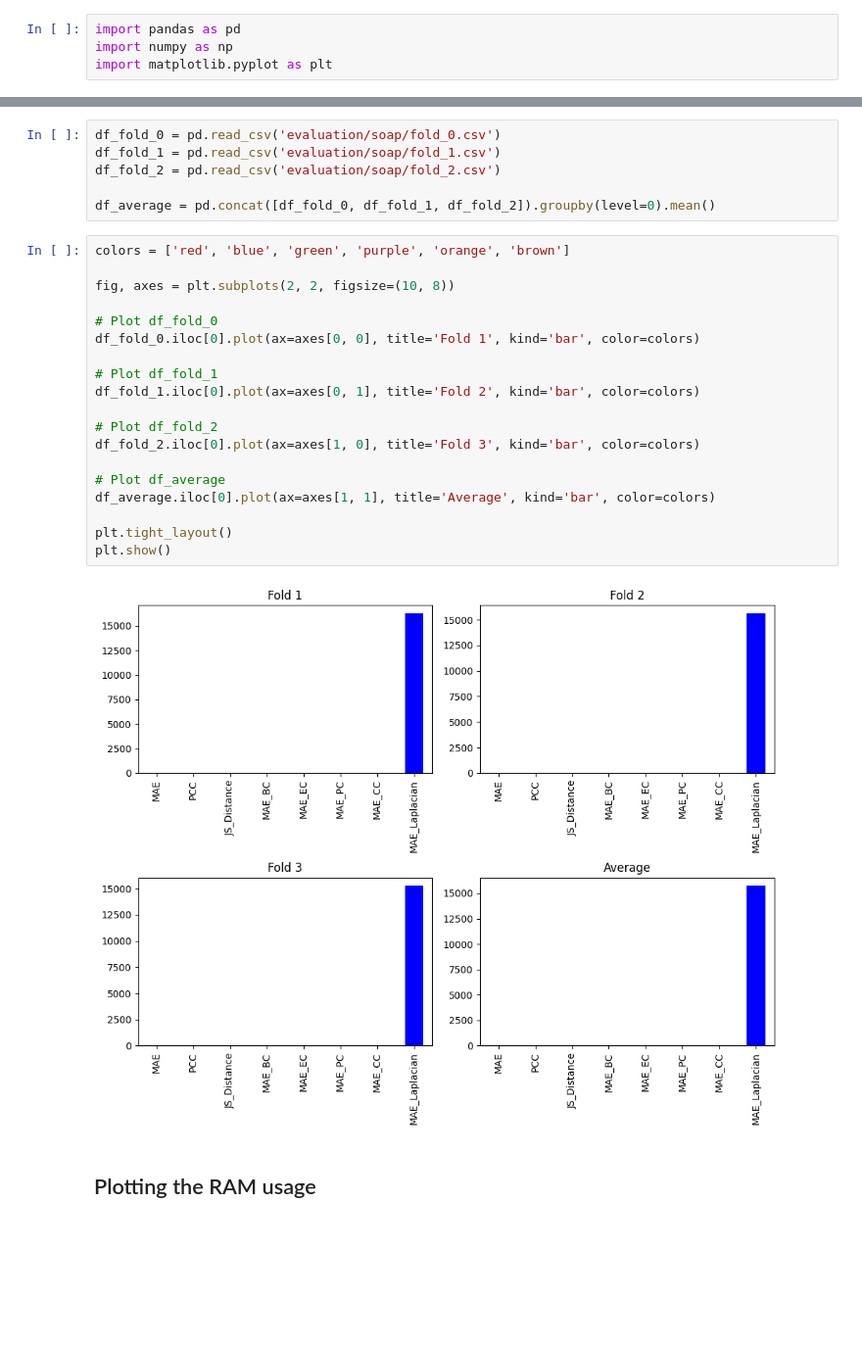
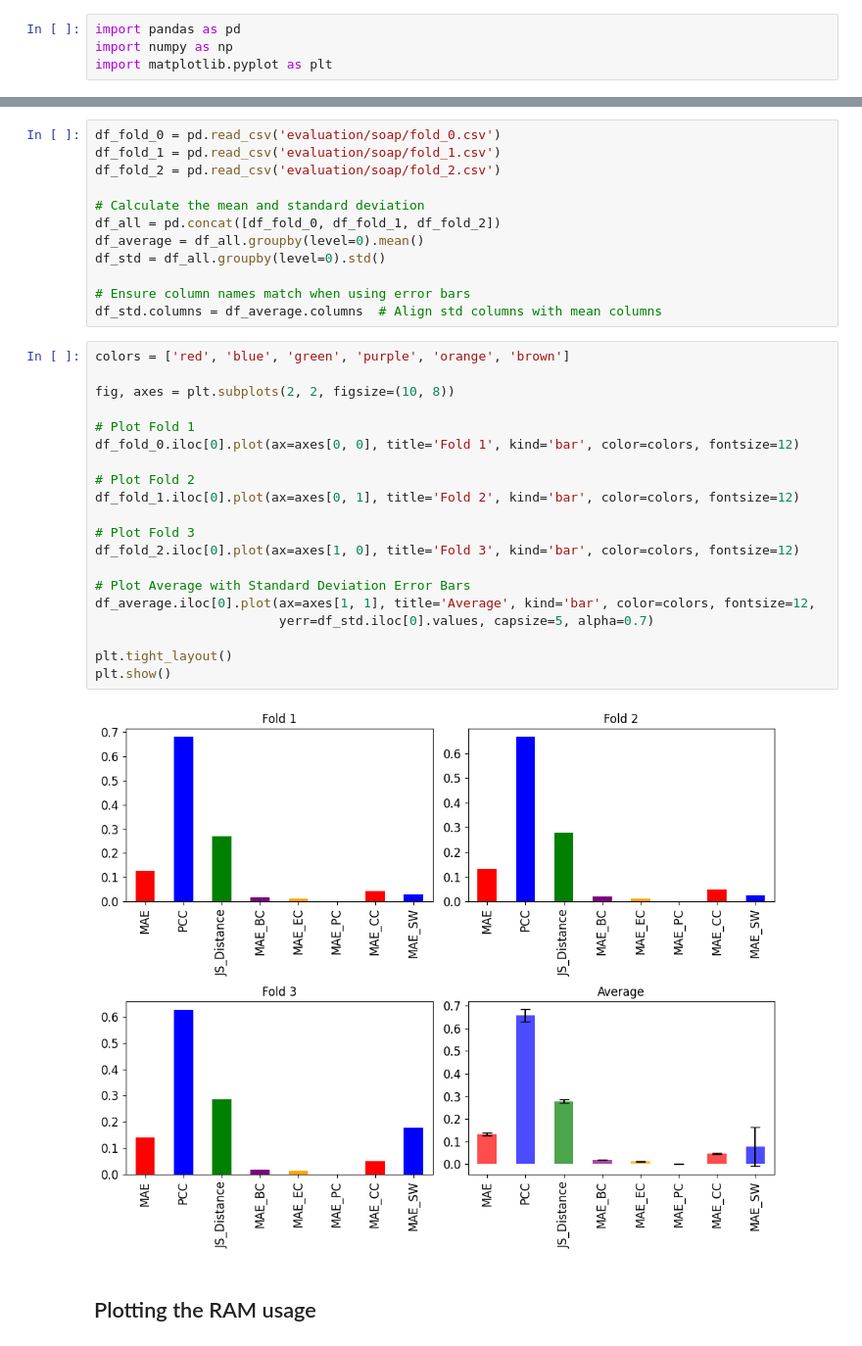
Before and after one commit to michaelhod/Generative-GNN-Brain-Graphs, a Jupyter notebook: plotting.ipynb, the cells around one changed output, grey strips where cells are left out. Shown at 98% size. Saved outputs shown, nothing was run; the diff lists cells and outputs as text; blank space fills up the shorter version.

```diff
--- a/plotting.ipynb
+++ b/plotting.ipynb
@@ -7,28 +9,35 @@ df_fold_0 = pd.read_csv('evaluation/soap/fold_0.csv')
 df_fold_1 = pd.read_csv('evaluation/soap/fold_1.csv')
 df_fold_2 = pd.read_csv('evaluation/soap/fold_2.csv')
 
-df_average = pd.concat([df_fold_0, df_fold_1, df_fold_2]).groupby(level=0).mean()
+# Calculate the mean and standard deviation
+df_all = pd.concat([df_fold_0, df_fold_1, df_fold_2])
+df_average = df_all.groupby(level=0).mean()
+df_std = df_all.groupby(level=0).std()
+
+# Ensure column names match when using error bars
+df_std.columns = df_average.columns  # Align std columns with mean columns
 # %%
 colors = ['red', 'blue', 'green', 'purple', 'orange', 'brown']
 
 fig, axes = plt.subplots(2, 2, figsize=(10, 8))
 
-# Plot df_fold_0
-df_fold_0.iloc[0].plot(ax=axes[0, 0], title='Fold 1', kind='bar', color=colors)
+# Plot Fold 1
+df_fold_0.iloc[0].plot(ax=axes[0, 0], title='Fold 1', kind='bar', color=colors, fontsize=12)
 
-# Plot df_fold_1
-df_fold_1.iloc[0].plot(ax=axes[0, 1], title='Fold 2', kind='bar', color=colors)
+# Plot Fold 2
+df_fold_1.iloc[0].plot(ax=axes[0, 1], title='Fold 2', kind='bar', color=colors, fontsize=12)
 
-# Plot df_fold_2
-df_fold_2.iloc[0].plot(ax=axes[1, 0], title='Fold 3', kind='bar', color=colors)
+# Plot Fold 3
+df_fold_2.iloc[0].plot(ax=axes[1, 0], title='Fold 3', kind='bar', color=colors, fontsize=12)
 
-# Plot df_average
-df_average.iloc[0].plot(ax=axes[1, 1], title='Average', kind='bar', color=colors)
+# Plot Average with Standard Deviation Error Bars
+df_average.iloc[0].plot(ax=axes[1, 1], title='Average', kind='bar', color=colors, fontsize=12,
+                        yerr=df_std.iloc[0].values, capsize=5, alpha=0.7)
 
 plt.tight_layout()
 plt.show()
 # %% [output]
-[figure, old version]
+[figure, new version]
 # %% [markdown]
 ## Plotting the RAM usage
 # %%
```
Also changed, not shown: parts of 11 cells of this notebook, 14 other files.
